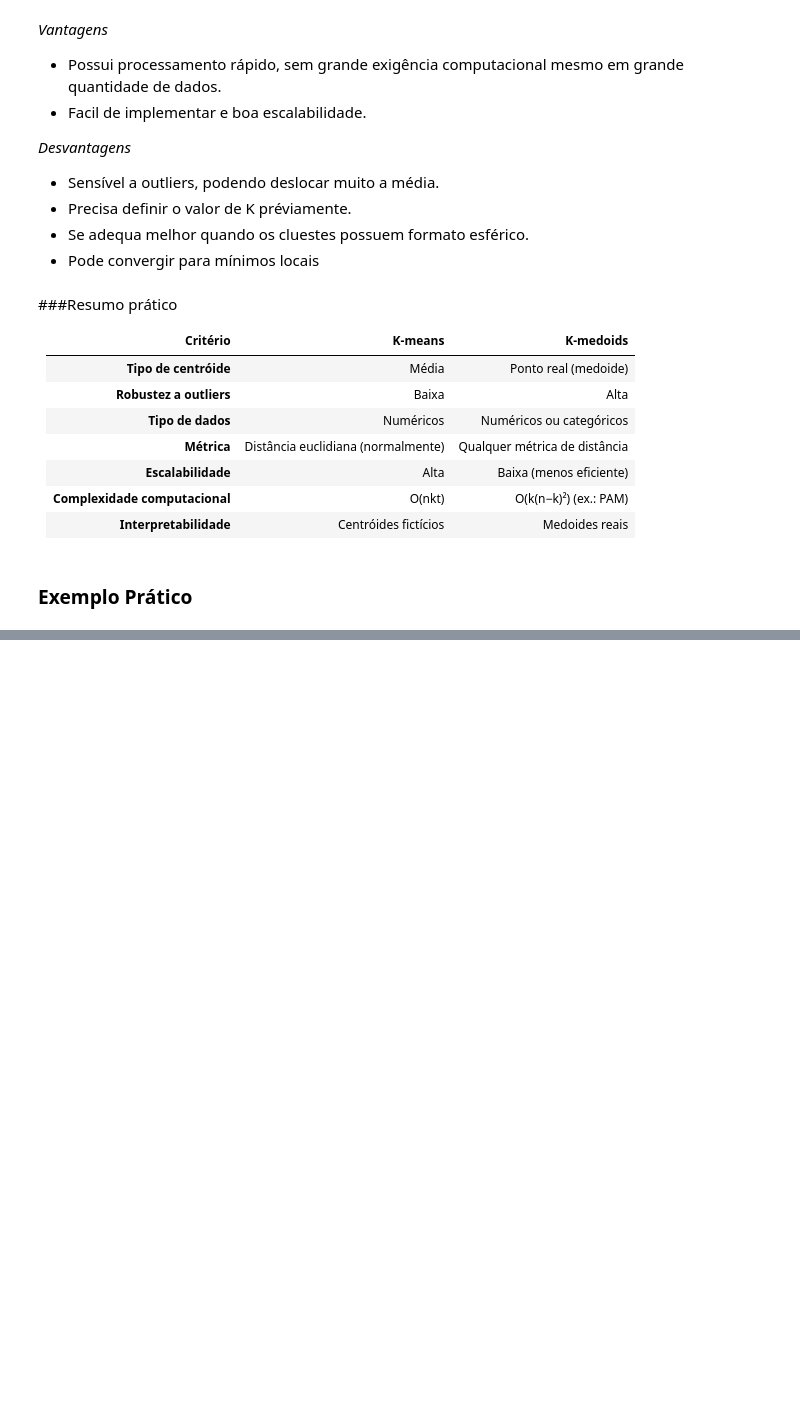
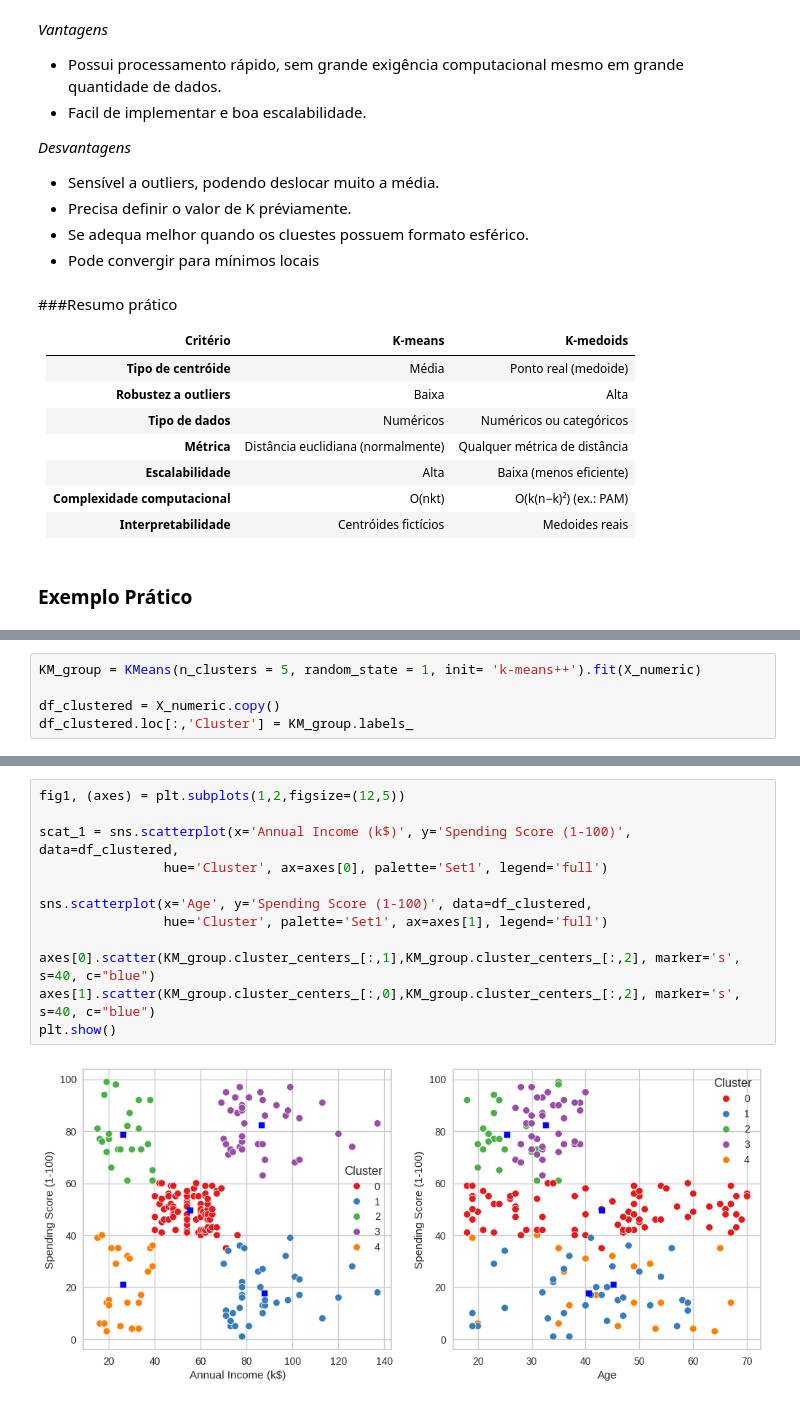
Before and after one commit to ricardoestevez/datascience, a Jupyter notebook: Tecnicas_Agrupamento.ipynb, the cells around one changed output, grey strips where cells are left out. Drawn from its saved outputs; the diff is of its cells as text; blank space fills up the shorter version.

```diff
--- a/Tecnicas_Agrupamento.ipynb
+++ b/Tecnicas_Agrupamento.ipynb
@@ -69,0 +174,5 @@ drive.mount('/content/drive')
+# %%
+KM_group = KMeans(n_clusters = 5, random_state = 1, init= 'k-means++').fit(X_numeric)
+
+df_clustered = X_numeric.copy()
+df_clustered.loc[:,'Cluster'] = KM_group.labels_
@@ -69,0 +188,14 @@ drive.mount('/content/drive')
+# %%
+fig1, (axes) = plt.subplots(1,2,figsize=(12,5))
+
+scat_1 = sns.scatterplot(x='Annual Income (k$)', y='Spending Score (1-100)', data=df_clustered,
+                hue='Cluster', ax=axes[0], palette='Set1', legend='full')
+
+sns.scatterplot(x='Age', y='Spending Score (1-100)', data=df_clustered,
+                hue='Cluster', palette='Set1', ax=axes[1], legend='full')
+
+axes[0].scatter(KM_group.cluster_centers_[:,1],KM_group.cluster_centers_[:,2], marker='s', s=40, c="blue")
+axes[1].scatter(KM_group.cluster_centers_[:,0],KM_group.cluster_centers_[:,2], marker='s', s=40, c="blue")
+plt.show()
+# %% [output]
+[figure, added]
```
Also changed, not shown: parts of 23 cells of this notebook.
